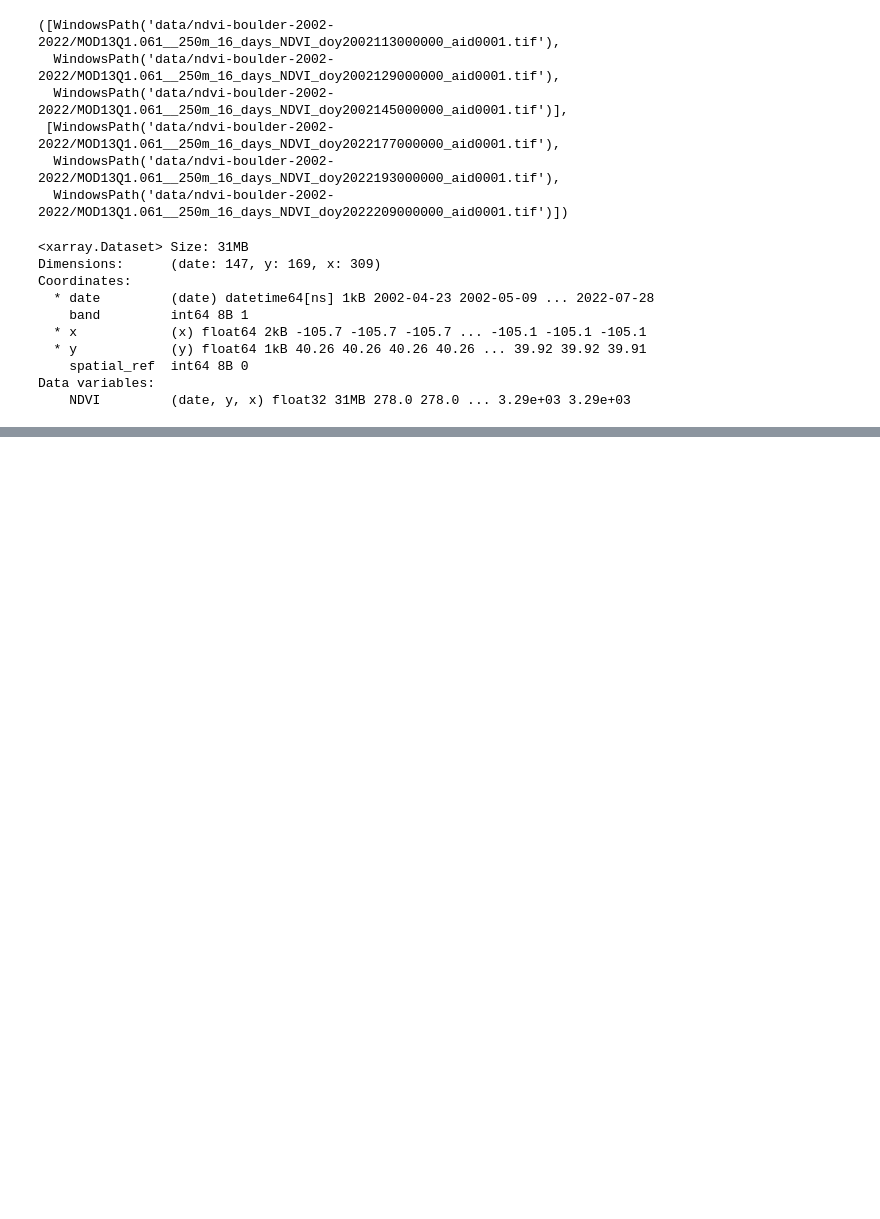
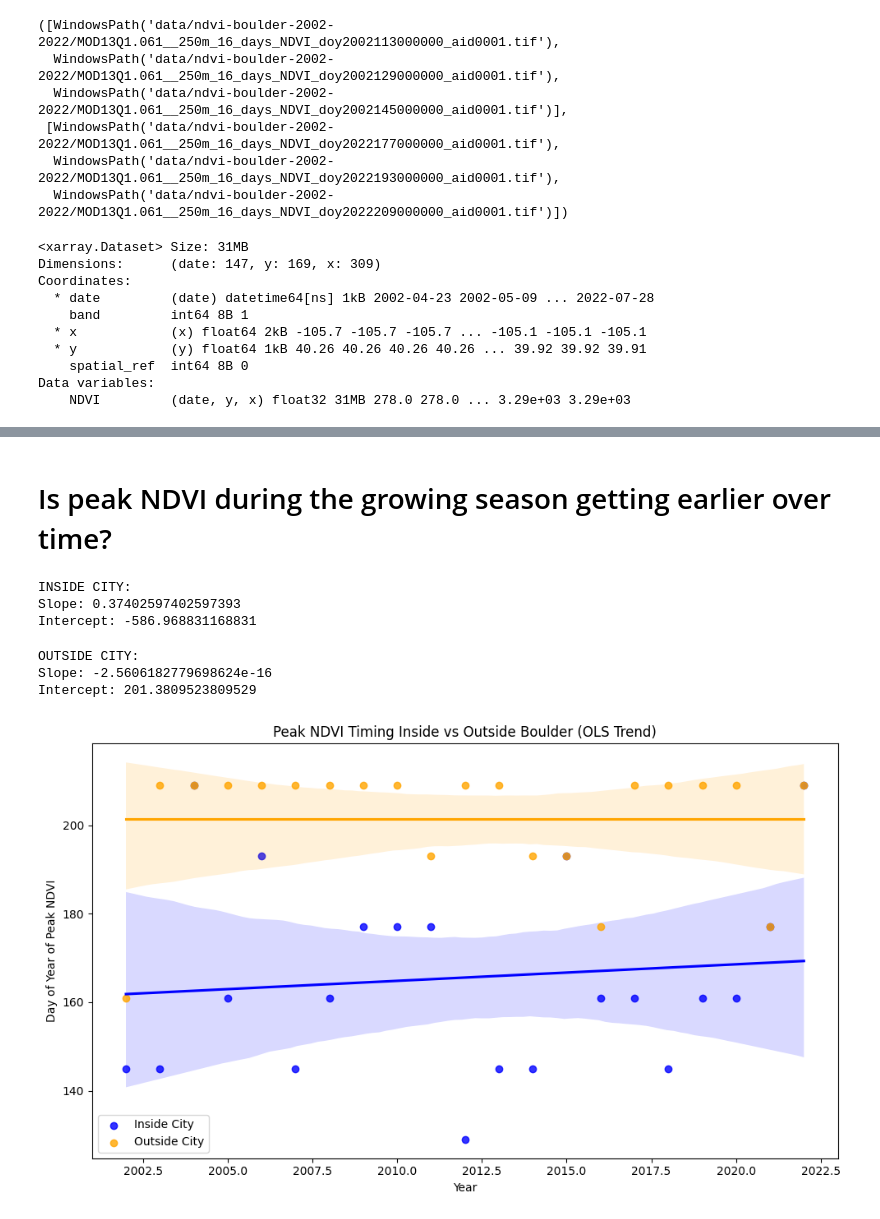
Before and after one commit to mawo7952/EDA-final-project, a Jupyter notebook: ndvi-seasonality-final-code.ipynb, the cells around one changed output, grey strips where cells are left out. Cells and saved outputs as stored; diff of their text form; code cells hidden in the pictures; blank space fills up the shorter version.

```diff
--- a/ndvi-seasonality-final-code.ipynb
+++ b/ndvi-seasonality-final-code.ipynb
@@ -123,0 +268,73 @@ BokehModel(combine_events=True, render_bundle={'docs_json': {'dd800a62-377b-41f1
+# %% [markdown]
+# Is peak NDVI during the growing season getting earlier over time?
+# %%
+
+
+# Drop any missing values
+df_in = df_peaks.dropna(subset=["doy_inside"])
+
+# X = year (2D array)
+X_in = df_in["year"].values.reshape(-1, 1)
+y_in = df_in["doy_inside"].values
+
+model_in = LinearRegression()
+model_in.fit(X_in, y_in)
+
+slope_in = model_in.coef_[0]
+intercept_in = model_in.intercept_
+
+print("INSIDE CITY:")
+print("Slope:", slope_in)
+print("Intercept:", intercept_in)
+# %% [output]
+INSIDE CITY:
+Slope: 0.37402597402597393
+Intercept: -586.968831168831
+# %%
+df_out = df_peaks.dropna(subset=["doy_outside"])
+
+X_out = df_out["year"].values.reshape(-1, 1)
+y_out = df_out["doy_outside"].values
+
+model_out = LinearRegression()
+model_out.fit(X_out, y_out)
+
+slope_out = model_out.coef_[0]
+intercept_out = model_out.intercept_
+
+print("OUTSIDE CITY:")
+print("Slope:", slope_out)
+print("Intercept:", intercept_out)
+# %% [output]
+OUTSIDE CITY:
+Slope: -2.5606182779698624e-16
+Intercept: 201.3809523809529
+# %%
+plt.figure(figsize=(10,6))
+
+# Inside - blue
+sns.regplot(
+    x=df_in["year"],
+    y=df_in["doy_inside"],
+    scatter_kws={"color": "blue"},
+    line_kws={"color": "blue"},
+    label="Inside City"
+)
+
+# Outside - orange
+sns.regplot(
+    x=df_out["year"],
+    y=df_out["doy_outside"],
+    scatter_kws={"color": "orange"},
+    line_kws={"color": "orange"},
+    label="Outside City"
+)
+
+plt.title("Peak NDVI Timing Inside vs Outside Boulder (OLS Trend)")
+plt.xlabel("Year")
+plt.ylabel("Day of Year of Peak NDVI")
+plt.legend()
+plt.tight_layout()
+plt.show()
+# %% [output]
+[figure, added]
```
Also changed, not shown: parts of 19 cells of this notebook, 2 other files.
